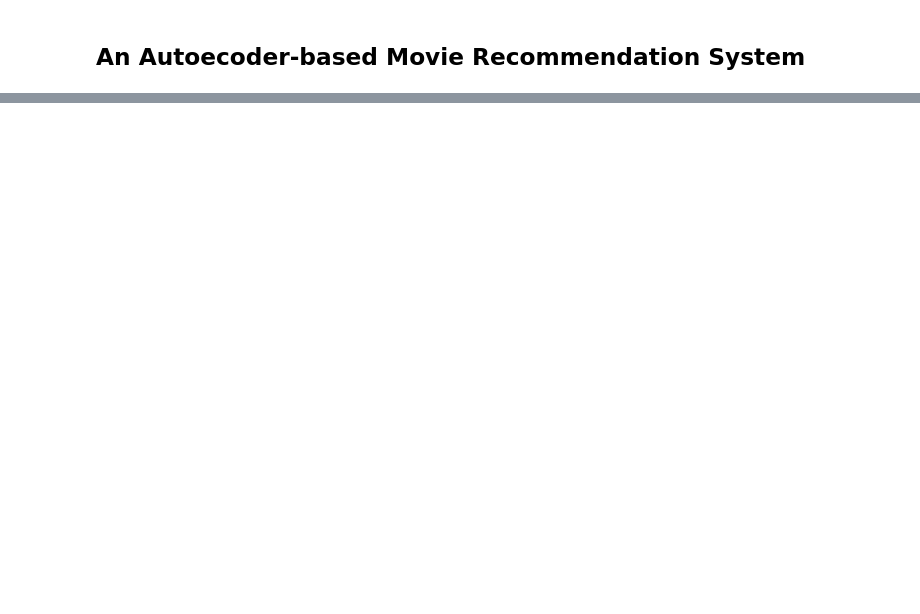
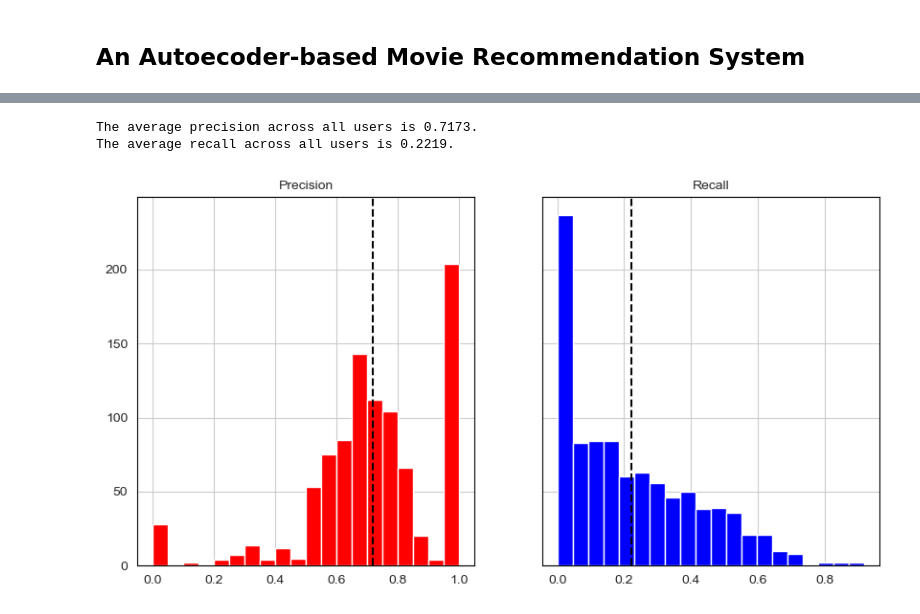
Before and after one commit to yan-055/Movie-Recommendation-System, a Jupyter notebook: movie recommender.ipynb, the cells around one changed output, grey strips where cells are left out. Drawn from its saved outputs; the diff is of its cells as text; code cells hidden in the pictures; blank space fills up the shorter version.

```diff
--- a/movie recommender.ipynb
+++ b/movie recommender.ipynb
@@ -262,0 +316,30 @@ The top-10 best NEW movies recommended by the first user:
+# %%
+# calculate precision and recall of every user
+precision = []
+recall = []
+data_all = user_item_matrix(ratings_all, items)
+for user in range(data_all.shape[0]):
+    user_targets = data_all[user].to(device)
+    # here, a threshold of 0.5 is used to divide output into 0 or 1 classes
+    user_predictions = torch.round(model(user_targets))
+    user_predictions = user_predictions.cpu().detach().numpy()
+    user_targets = user_targets.cpu().detach().numpy()
+    precision.append(precision_score(user_targets, user_predictions, zero_division=1))
+    recall.append(recall_score(user_targets, user_predictions))
+
+print("The average precision across all users is {:.4f}.".format(np.mean(precision)))
+print("The average recall across all users is {:.4f}.".format(np.mean(recall)))
+# %% [output]
+The average precision across all users is 0.7173.
+The average recall across all users is 0.2219.
+# %%
+figure, axs = plt.subplots(1,2, sharex='col', sharey='row', figsize=(10, 5))
+axs[0].hist(precision, color='r', bins=20)
+axs[0].axvline(x=np.mean(precision), c='black', ls="--")
+axs[0].set_title("Precision", fontsize='medium')
+axs[1].hist(recall, color='b', bins=20)
+axs[1].axvline(x=np.mean(recall), c='black', ls="--")
+axs[1].set_title("Recall", fontsize='medium')
+plt.show()
+# %% [output]
+[figure, added]
```
Also changed, not shown: parts of 53 cells of this notebook, 4 other files.
